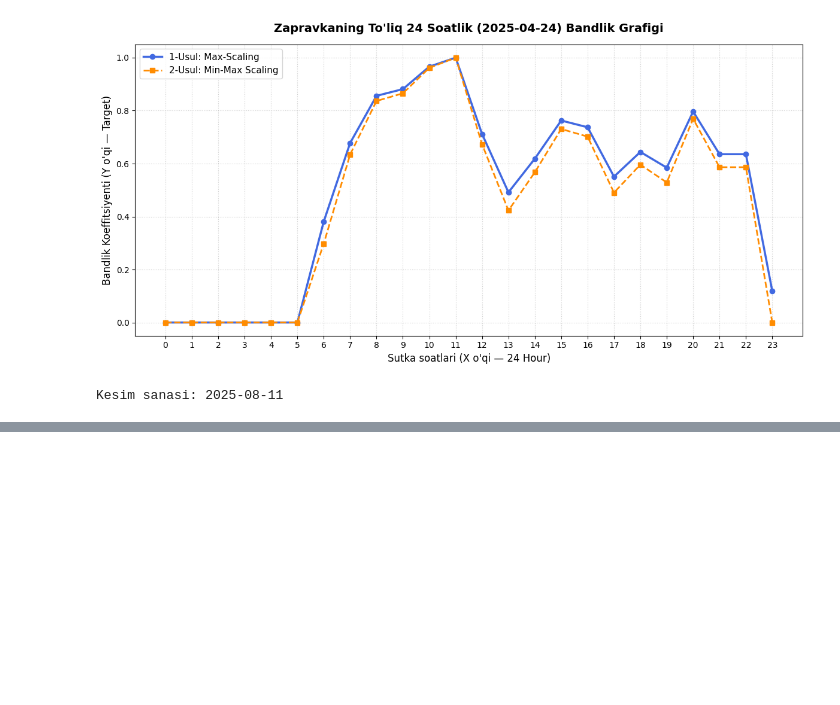
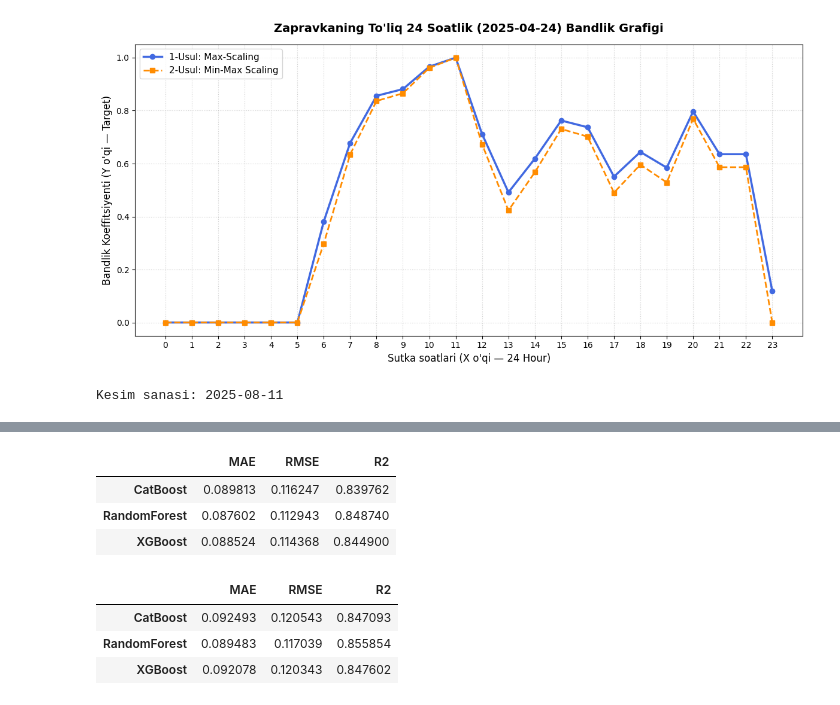
Before and after one commit to rayhon-dev/gas-stations-analytics, a Jupyter notebook: notebooks/eda_file1.ipynb, the cells around one changed output, grey strips where cells are left out. Cells and saved outputs as stored; diff of their text form; code cells hidden in the pictures; blank space fills up the shorter version.

```diff
--- a/notebooks/eda_file1.ipynb
+++ b/notebooks/eda_file1.ipynb
@@ -978,7 +1000,11 @@ dataset_solishtirish = hourly_data[[
     'branch_id', 'month', 'day_of_week_encoded', 'hour',
     'mashina_soni',
     'target_usul_1',
-    'target_usul_2'
+    'target_usul_2',
+    'bir_kun_oldin',
+    'bir_hafta_oldin',
+    'oxirgi_7kun_ortacha_usul_1',
+    'oxirgi_7kun_ortacha_usul_2'
 ]]
 # %%
 dataset_solishtirish
@@ -1088,0 +1160,38 @@ X_test: (779, 5)
+# %%
+cat_preds_1 = cat_model_1.predict(X_test)
+rf_preds_1 = rf_model_1.predict(X_test)
+xgb_preds_1 = xgb_model_1.predict(X_test)
+
+natijalar_1 = {}
+for name, preds in [('CatBoost', cat_preds_1), ('RandomForest', rf_preds_1), ('XGBoost', xgb_preds_1)]:
+    mae = mean_absolute_error(y1_test, preds)
+    rmse = np.sqrt(mean_squared_error(y1_test, preds))
+    r2 = r2_score(y1_test, preds)
+    natijalar_1[name] = {'MAE': mae, 'RMSE': rmse, 'R2': r2}
+
+natijalar_1_df = pd.DataFrame(natijalar_1).T
+natijalar_1_df
+# %% [output]
+|  | MAE | RMSE | R2 |
+| CatBoost | 0.089813 | 0.116247 | 0.839762 |
+| RandomForest | 0.087602 | 0.112943 | 0.848740 |
+| XGBoost | 0.088524 | 0.114368 | 0.844900 |
+# %%
+cat_preds_2 = cat_model_2.predict(X_test)
+rf_preds_2 = rf_model_2.predict(X_test)
+xgb_preds_2 = xgb_model_2.predict(X_test)
+
+natijalar_2 = {}
+for name, preds in [('CatBoost', cat_preds_2), ('RandomForest', rf_preds_2), ('XGBoost', xgb_preds_2)]:
+    mae = mean_absolute_error(y2_test, preds)
+    rmse = np.sqrt(mean_squared_error(y2_test, preds))
+    r2 = r2_score(y2_test, preds)
+    natijalar_2[name] = {'MAE': mae, 'RMSE': rmse, 'R2': r2}
+
+natijalar_2_df = pd.DataFrame(natijalar_2).T
+natijalar_2_df
+# %% [output]
+|  | MAE | RMSE | R2 |
+| CatBoost | 0.092493 | 0.120543 | 0.847093 |
+| RandomForest | 0.089483 | 0.117039 | 0.855854 |
+| XGBoost | 0.092078 | 0.120343 | 0.847602 |
```
Also changed, not shown: parts of 22 cells of this notebook, 6 other files.
